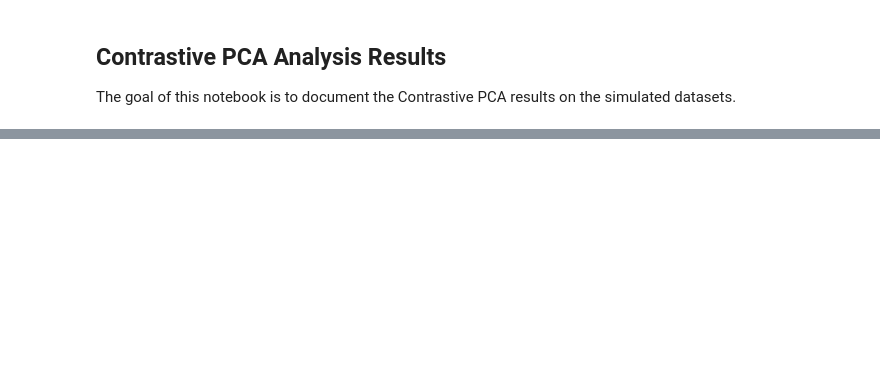
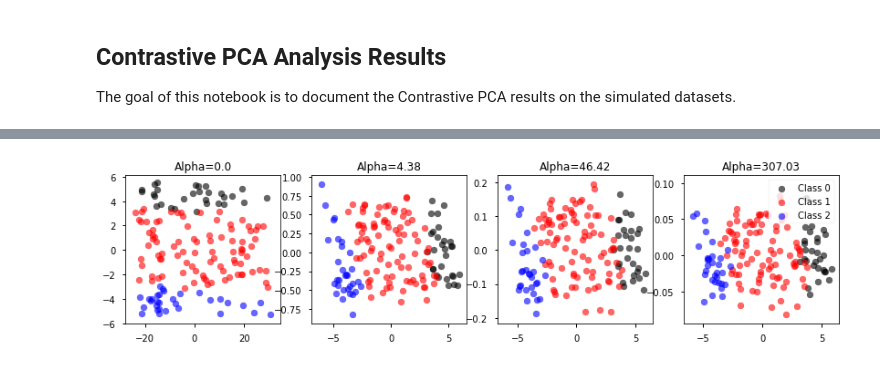
Before and after one commit to mjsiers/practice-data-cpcapaper, a Jupyter notebook: notebooks/results/02-cpca-analysis.ipynb, the cells around one changed output, grey strips where cells are left out. Cells and saved outputs as stored; diff of their text form; code cells hidden in the pictures; blank space fills up the shorter version.

```diff
--- a/notebooks/results/02-cpca-analysis.ipynb
+++ b/notebooks/results/02-cpca-analysis.ipynb
@@ -38,0 +38,9 @@ Xpca = cpca.fit_transform(Xdata, Xback, plot=True, active_labels=ylabels, n_alph
+# %%
+_, Xback = load_data('./data/processed/ds0002-filtered-background.csv')
+ydata, Xdata = load_data('./data/processed/ds0002-filtered-train.csv')
+ylabels = LevelMulti(targetmin=0.2, targetmax=0.8).transform(ydata.copy())
+
+cpca = CPCA()
+Xpca = cpca.fit_transform(Xdata, Xback, plot=True, active_labels=ylabels)
+# %% [output]
+[figure, added]
```
Also changed, not shown: parts of 4 cells of this notebook, 1 other file.
